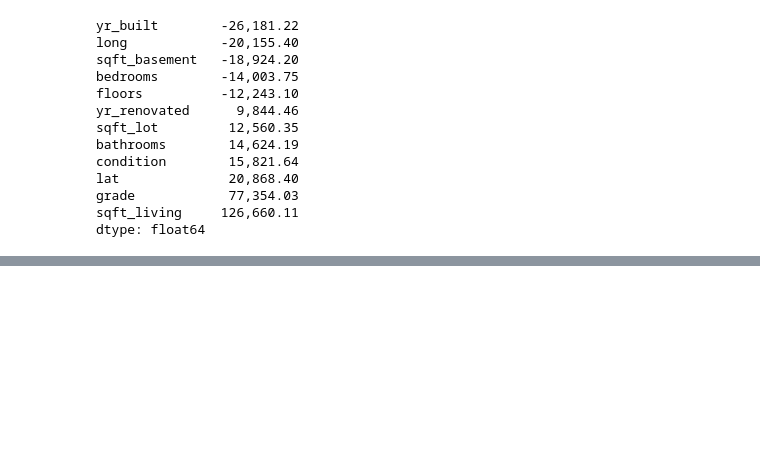
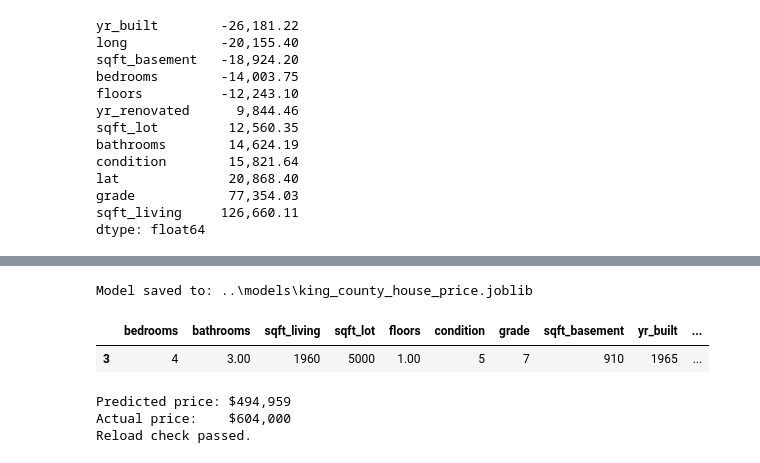
Before and after one commit to iaac-maai/2-day2-assignment, a Jupyter notebook: notebook/supervised_learning.ipynb, the cells around one changed output, grey strips where cells are left out. Cells and saved outputs as stored; diff of their text form; code cells hidden in the pictures; blank space fills up the shorter version.

```diff
--- a/notebook/supervised_learning.ipynb
+++ b/notebook/supervised_learning.ipynb
@@ -534,0 +868,42 @@ dtype: float64
+# %%
+# Save the trained pipeline and the information needed to use it.
+MODEL_DIR.mkdir(parents=True, exist_ok=True)
+model_path = MODEL_DIR / "king_county_house_price.joblib"
+
+model_bundle = {
+    "pipeline": best_house_model,
+    "feature_columns": X_train.columns.tolist(),
+    "target_transform": "log10",
+    "currency": "USD",
+    "selected_model": selected_name,
+}
+
+joblib.dump(model_bundle, model_path)
+print(f"Model saved to: {model_path}")
+
+# Load the saved model.
+loaded_bundle = joblib.load(model_path)
+loaded_model = loaded_bundle["pipeline"]
+
+# Use one test house to demonstrate a prediction.
+example_house = X_test.iloc[[0]].copy()
+predicted_log_price = loaded_model.predict(example_house)[0]
+predicted_price = 10 ** predicted_log_price
+
+display(example_house)
+print(f"Predicted price: ${predicted_price:,.0f}")
+print(f"Actual price:    ${y_test.iloc[0]:,.0f}")
+
+# Confirm that saving and loading did not change the predictions.
+np.testing.assert_allclose(
+    loaded_model.predict(X_test.iloc[:5]),
+    best_house_model.predict(X_test.iloc[:5]),
+)
+print("Reload check passed.")
+# %% [output]
+Model saved to: ..\models\king_county_house_price.joblib
+|  | bedrooms | bathrooms | sqft_living | sqft_lot | floors | condition | grade | sqft_basement | yr_built | ... |
+| 3 | 4 | 3.00 | 1960 | 5000 | 1.00 | 5 | 7 | 910 | 1965 | ... |
+Predicted price: $494,959
+Actual price:    $604,000
+Reload check passed.
```
Also changed, not shown: parts of 18 cells of this notebook, 3 other files.
